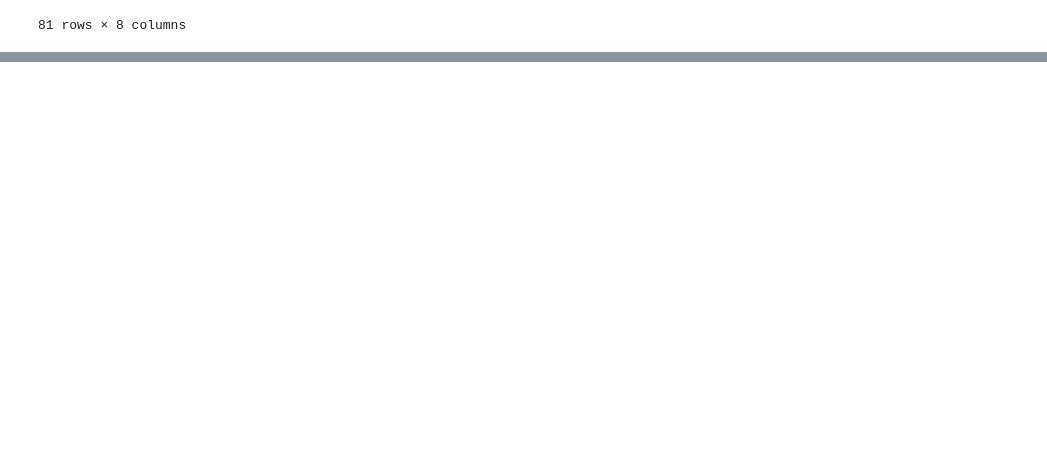
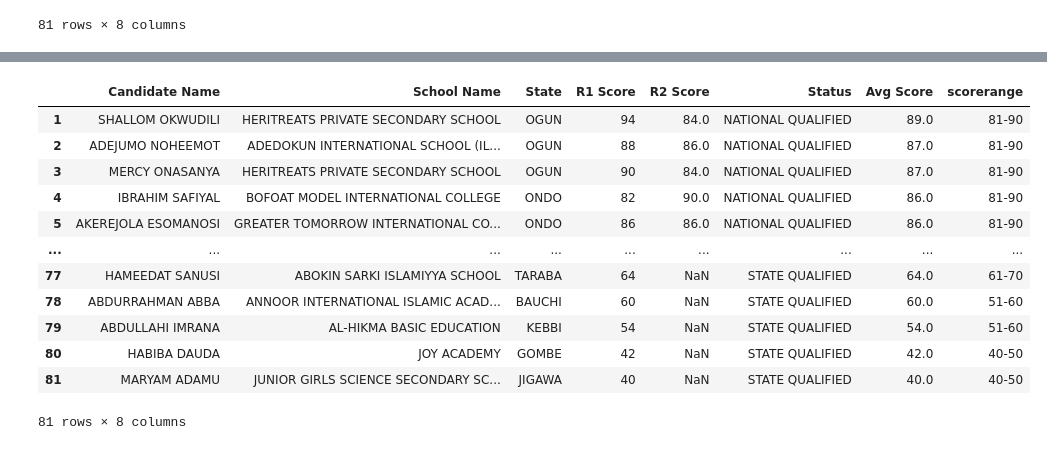
Before and after one commit to DeBanner/Data-Science, a Jupyter notebook: BrightestStudents_Analysis.ipynb, the cells around one changed output, grey strips where cells are left out. Saved outputs shown, nothing was run; the diff lists cells and outputs as text; code cells hidden in the pictures; blank space fills up the shorter version.

```diff
--- a/BrightestStudents_Analysis.ipynb
+++ b/BrightestStudents_Analysis.ipynb
@@ -168,0 +198,18 @@ plt.title('Distribution of Scores in Different Ranges');
+# %%
+sorting3 = qual.sort_values(by=['Avg Score'], ascending= False).reset_index(drop=True)
+sorting3.index = sorting3.index + 1
+sorting3
+# %% [output]
+|  | Candidate Name | School Name | State | R1 Score | R2 Score | Status | Avg Score | scorerange |
+| 1 | SHALLOM OKWUDILI | HERITREATS PRIVATE SECONDARY SCHOOL | OGUN | 94 | 84.0 | NATIONAL QUALIFIED | 89.0 | 81-90 |
+| 2 | ADEJUMO NOHEEMOT | ADEDOKUN INTERNATIONAL SCHOOL (IL... | OGUN | 88 | 86.0 | NATIONAL QUALIFIED | 87.0 | 81-90 |
+| 3 | MERCY ONASANYA | HERITREATS PRIVATE SECONDARY SCHOOL | OGUN | 90 | 84.0 | NATIONAL QUALIFIED | 87.0 | 81-90 |
+| 4 | IBRAHIM SAFIYAL | BOFOAT MODEL INTERNATIONAL COLLEGE | ONDO | 82 | 90.0 | NATIONAL QUALIFIED | 86.0 | 81-90 |
+| 5 | AKEREJOLA ESOMANOSI | GREATER TOMORROW INTERNATIONAL CO... | ONDO | 86 | 86.0 | NATIONAL QUALIFIED | 86.0 | 81-90 |
+| ... | ... | ... | ... | ... | ... | ... | ... | ... |
+| 77 | HAMEEDAT SANUSI | ABOKIN SARKI ISLAMIYYA SCHOOL | TARABA | 64 | NaN | STATE QUALIFIED | 64.0 | 61-70 |
+| 78 | ABDURRAHMAN ABBA | ANNOOR INTERNATIONAL ISLAMIC ACAD... | BAUCHI | 60 | NaN | STATE QUALIFIED | 60.0 | 51-60 |
+| 79 | ABDULLAHI IMRANA | AL-HIKMA BASIC EDUCATION | KEBBI | 54 | NaN | STATE QUALIFIED | 54.0 | 51-60 |
+| 80 | HABIBA DAUDA | JOY ACADEMY | GOMBE | 42 | NaN | STATE QUALIFIED | 42.0 | 40-50 |
+| 81 | MARYAM ADAMU | JUNIOR GIRLS SCIENCE SECONDARY SC... | JIGAWA | 40 | NaN | STATE QUALIFIED | 40.0 | 40-50 |
+81 rows × 8 columns
```
Also changed, not shown: parts of 8 cells of this notebook.
